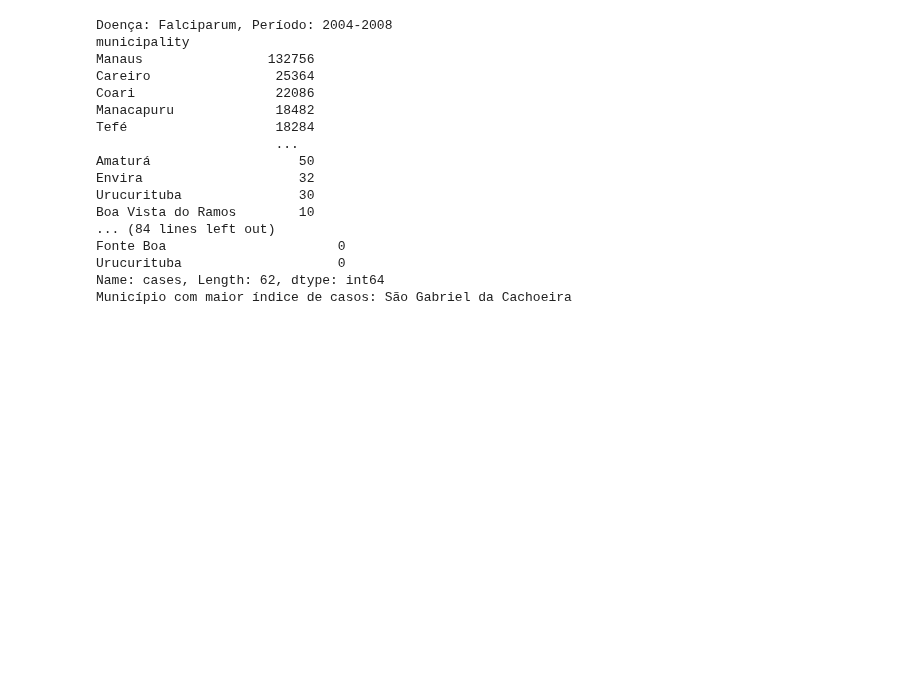
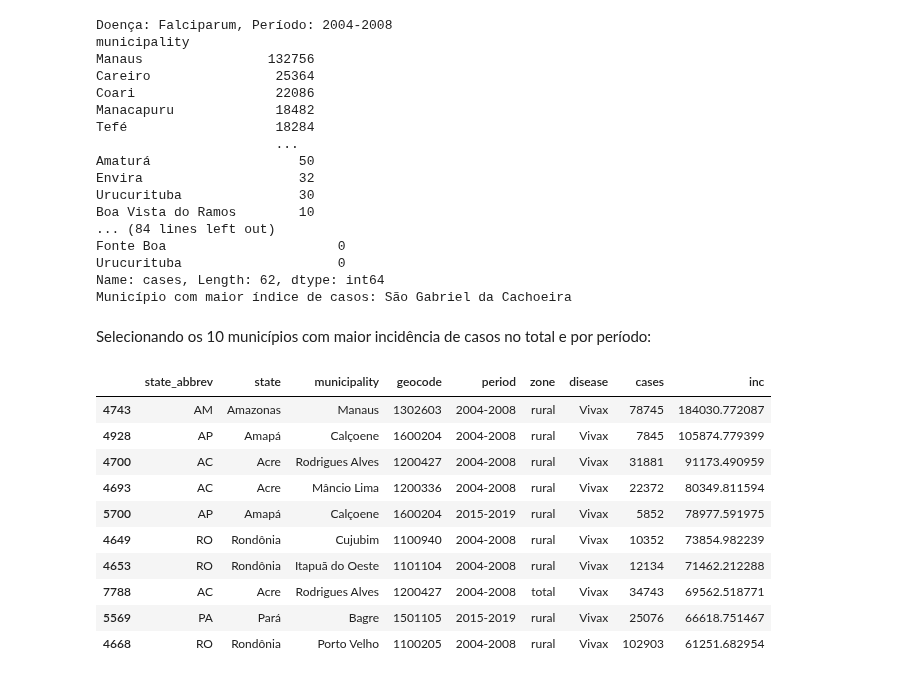
Before and after one commit to RaphaLevy/TCC, a Jupyter notebook: Dados-Projeto Trajetorias/Trata_Arquivos_de_Dados.ipynb, the cells around one changed output. Cells and saved outputs as stored; diff of their text form; code cells hidden in the pictures; blank space fills up the shorter version.

Commit message:
Busca por municípios de maior incidência

```diff
--- a/Dados-Projeto Trajetorias/Trata_Arquivos_de_Dados.ipynb
+++ b/Dados-Projeto Trajetorias/Trata_Arquivos_de_Dados.ipynb
@@ -518,3 +518,19 @@ Fonte Boa                      0
 Urucurituba                    0
 Name: cases, Length: 62, dtype: int64
 Município com maior índice de casos: São Gabriel da Cachoeira
+# %% [markdown]
+Selecionando os 10 municípios com maior incidência de casos no total e por período:
+# %%
+malaria_df.nlargest(10, 'inc')
+# %% [output]
+|  | state_abbrev | state | municipality | geocode | period | zone | disease | cases | inc |
+| 4743 | AM | Amazonas | Manaus | 1302603 | 2004-2008 | rural | Vivax | 78745 | 184030.772087 |
+| 4928 | AP | Amapá | Calçoene | 1600204 | 2004-2008 | rural | Vivax | 7845 | 105874.779399 |
+| 4700 | AC | Acre | Rodrigues Alves | 1200427 | 2004-2008 | rural | Vivax | 31881 | 91173.490959 |
+| 4693 | AC | Acre | Mâncio Lima | 1200336 | 2004-2008 | rural | Vivax | 22372 | 80349.811594 |
+| 5700 | AP | Amapá | Calçoene | 1600204 | 2015-2019 | rural | Vivax | 5852 | 78977.591975 |
+| 4649 | RO | Rondônia | Cujubim | 1100940 | 2004-2008 | rural | Vivax | 10352 | 73854.982239 |
+| 4653 | RO | Rondônia | Itapuã do Oeste | 1101104 | 2004-2008 | rural | Vivax | 12134 | 71462.212288 |
+| 7788 | AC | Acre | Rodrigues Alves | 1200427 | 2004-2008 | total | Vivax | 34743 | 69562.518771 |
+| 5569 | PA | Pará | Bagre | 1501105 | 2015-2019 | rural | Vivax | 25076 | 66618.751467 |
+| 4668 | RO | Rondônia | Porto Velho | 1100205 | 2004-2008 | rural | Vivax | 102903 | 61251.682954 |
```
Also changed, not shown: parts of 2 cells of this notebook.
